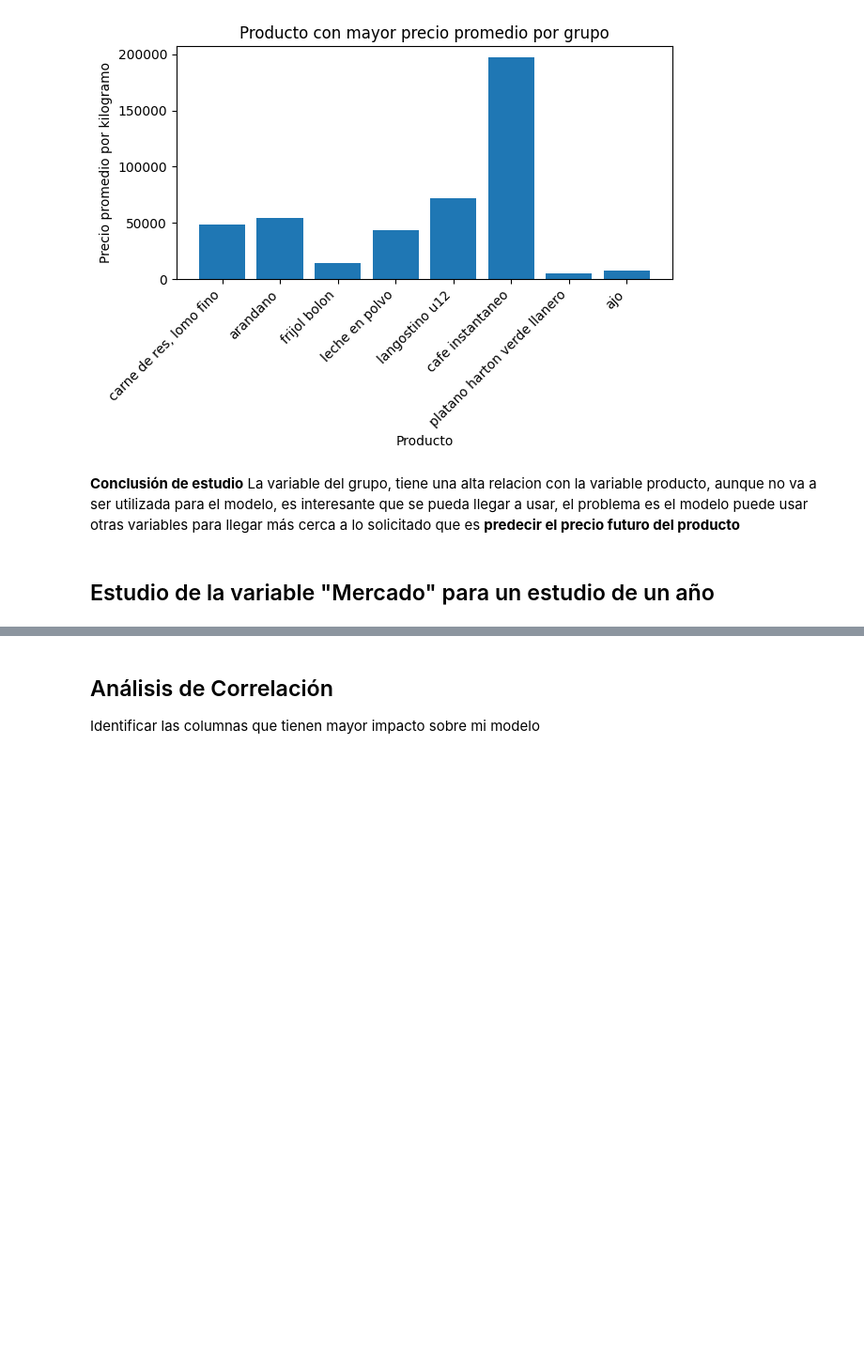
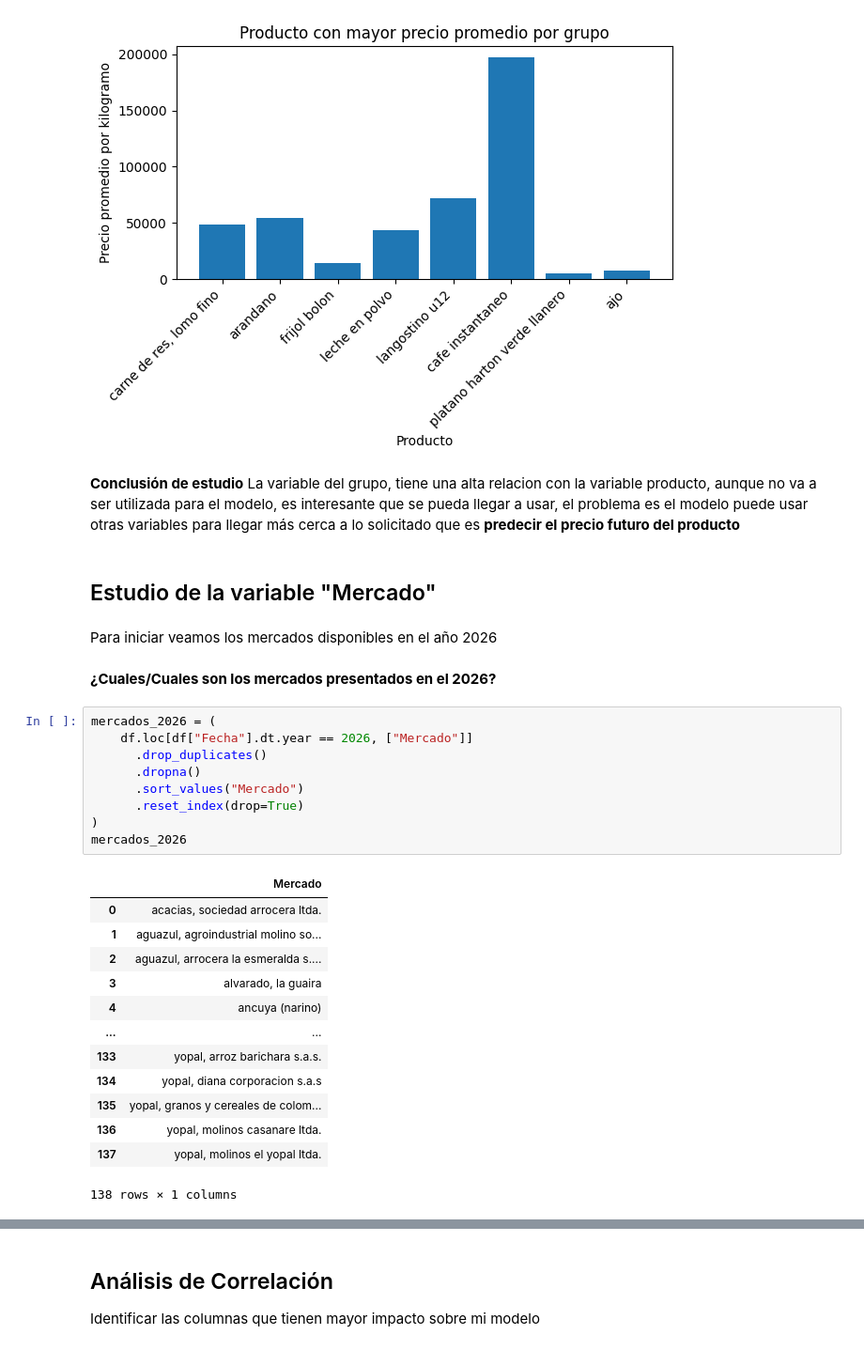
Before and after one commit to daniel-barona/proyecto_ciencia_datos, a Jupyter notebook: src/03_EDA.ipynb, the cells around one changed output, grey strips where cells are left out. Shown at 94% size. Saved outputs shown, nothing was run; the diff lists cells and outputs as text; blank space fills up the shorter version.

```diff
--- a/src/03_EDA.ipynb
+++ b/src/03_EDA.ipynb
@@ -220,4 +220,31 @@ plt.show()
 # %% [markdown]
 **Conclusión de estudio** La variable del grupo, tiene una alta relacion con la variable producto, aunque no va a ser utilizada para el modelo, es interesante que se pueda llegar a usar, el problema es el modelo puede usar otras variables para llegar más cerca a lo solicitado que es **predecir el precio futuro del producto**
 # %% [markdown]
-## Estudio de la variable "Mercado" para un estudio de un año
+## Estudio de la variable "Mercado"
+# %% [markdown]
+Para iniciar veamos los mercados disponibles en el año 2026
+# %% [markdown]
+**¿Cuales/Cuales son los mercados presentados en el 2026?**
+# %%
+mercados_2026 = (
+    df.loc[df["Fecha"].dt.year == 2026, ["Mercado"]]
+      .drop_duplicates()
+      .dropna()
+      .sort_values("Mercado")
+      .reset_index(drop=True)
+)
+mercados_2026
+# %% [output]
+|  | Mercado |
+| 0 | acacias, sociedad arrocera ltda. |
+| 1 | aguazul, agroindustrial molino so... |
+| 2 | aguazul, arrocera la esmeralda s.... |
+| 3 | alvarado, la guaira |
+| 4 | ancuya (narino) |
+| ... | ... |
+| 133 | yopal, arroz barichara s.a.s. |
+| 134 | yopal, diana corporacion s.a.s |
+| 135 | yopal, granos y cereales de colom... |
+| 136 | yopal, molinos casanare ltda. |
+| 137 | yopal, molinos el yopal ltda. |
+138 rows × 1 columns
```
Also changed, not shown: parts of 25 cells of this notebook.
